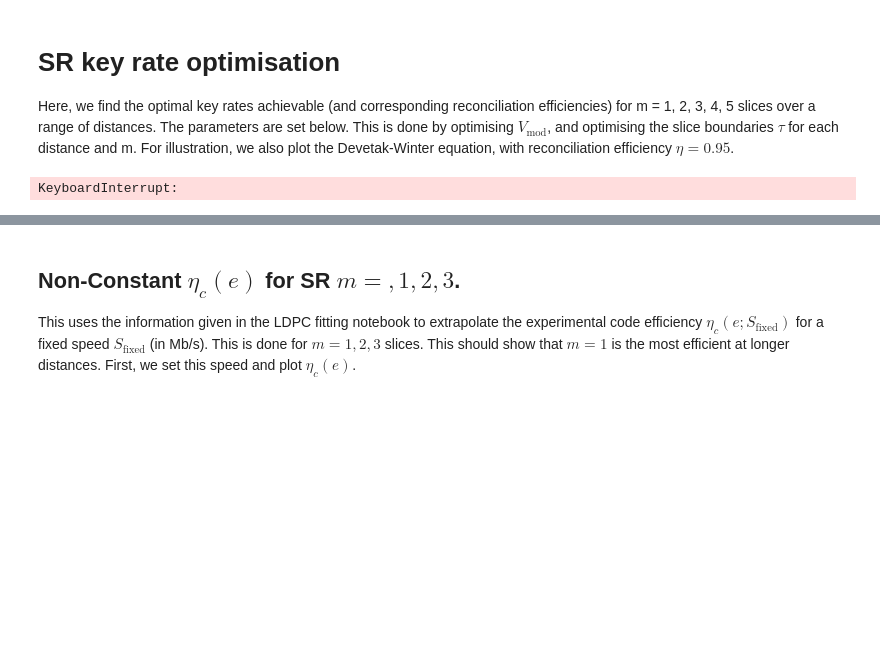
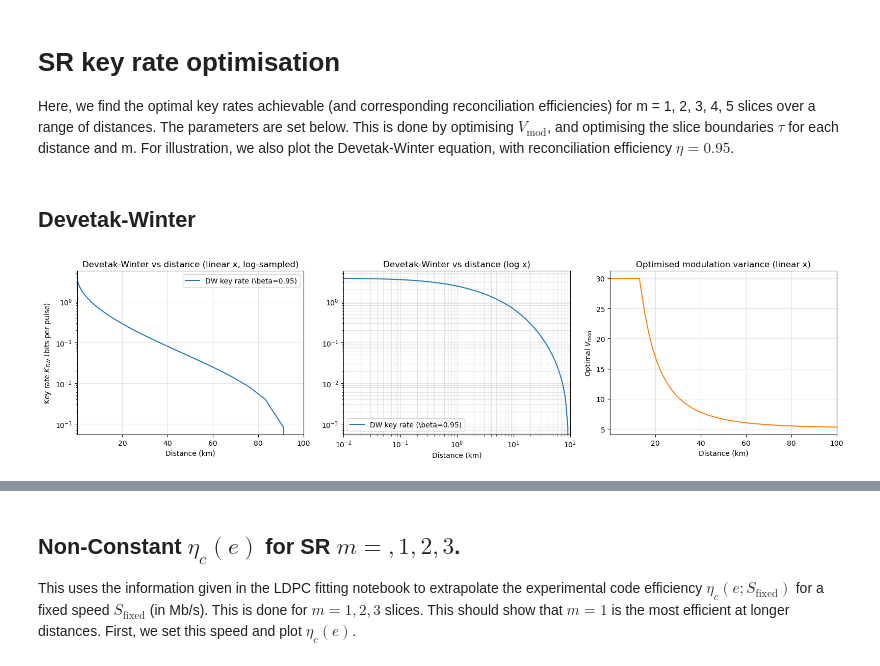
Before and after one commit to adamalderton/CVQKD_guard-band_postselection, a Jupyter notebook: key_efficiency_comparison_for_paper.ipynb, the cells around one changed output, grey strips where cells are left out. Drawn from its saved outputs; the diff is of its cells as text; code cells hidden in the pictures; blank space fills up the shorter version.

```diff
--- a/key_efficiency_comparison_for_paper.ipynb
+++ b/key_efficiency_comparison_for_paper.ipynb
@@ -167,9 +176,11 @@ distances_km = np.logspace(-2, 2, num=100)
 def fibre_transmittance(distance_km, loss_db_per_km=0.2):
     """Return the channel transmittance for a fibre segment of length `distance_km`."""
     return 10 ** (-loss_db_per_km * distance_km / 10)
+# %% [markdown]
+## Devetak-Winter
 # %%
 beta_dw = 0.97
-optimal_vmods = []
+optimal_vmods_DW = []
 dw_key_rates = []
 mutual_infos = []
 holevo_terms = []
@@ -192,7 +203,7 @@ for distance_km in distances_km:
     if not result.success:
         raise RuntimeError(f'V_mod optimisation failed at distance {distance_km} km: {result.message}')
     v_opt = float(result.x)
-    optimal_vmods.append(v_opt)
+    optimal_vmods_DW.append(v_opt)
 
     sr_opt = SR(
         m=1,
@@ -213,32 +224,32 @@ ax_k_lin, ax_k_log, ax_vmod = axes
 
 # Key rate linear x (points are log-sampled)
 ax_k_lin.plot(distances_km, dw_key_rates, label='DW key rate (\\beta=0.95)')
 ax_k_lin.set_xlabel('Distance (km)')
 ax_k_lin.set_ylabel('Key rate $K_{DW}$ (bits per pulse)')
 ax_k_lin.set_title('Devetak-Winter vs distance (linear x, log-sampled)')
 ax_k_lin.set_yscale('log')
 ax_k_lin.set_xlim(1e-2, 1e2)
 ax_k_lin.grid(True, alpha=0.35)
 ax_k_lin.legend()
 
 # Key rate log x
 ax_k_log.plot(distances_km, dw_key_rates, label='DW key rate (\\beta=0.95)')
 ax_k_log.set_xlabel('Distance (km)')
 ax_k_log.set_title('Devetak-Winter vs distance (log x)')
 ax_k_log.set_yscale('log')
 ax_k_log.set_xscale('log')
 ax_k_log.set_xlim(1e-2, 1e2)
 ax_k_log.grid(True, which='both', alpha=0.35)
 ax_k_log.legend()
 
 # V_mod linear x
-ax_vmod.plot(distances_km, optimal_vmods, color='tab:orange')
+ax_vmod.plot(distances_km, optimal_vmods_DW, color='tab:orange')
 ax_vmod.set_xlabel('Distance (km)')
 ax_vmod.set_ylabel('Optimal $V_{mod}$')
 ax_vmod.set_title('Optimised modulation variance (linear x)')
 ax_vmod.set_xlim(1e-2, 1e2)
 ax_vmod.grid(True, alpha=0.35)
 
 fig.tight_layout()
 # %% [output]
-KeyboardInterrupt:
+[figure, added]
```
Also changed, not shown: parts of 10 cells of this notebook, 8 other files.
